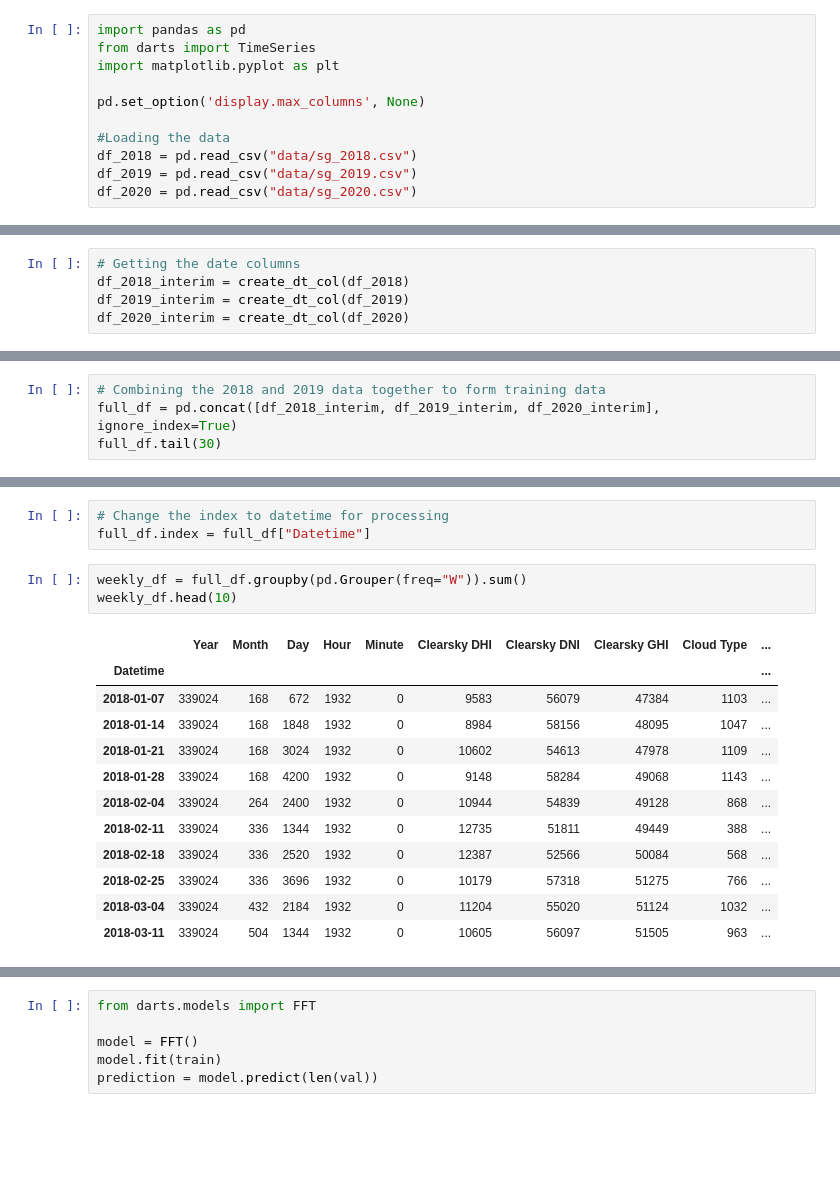
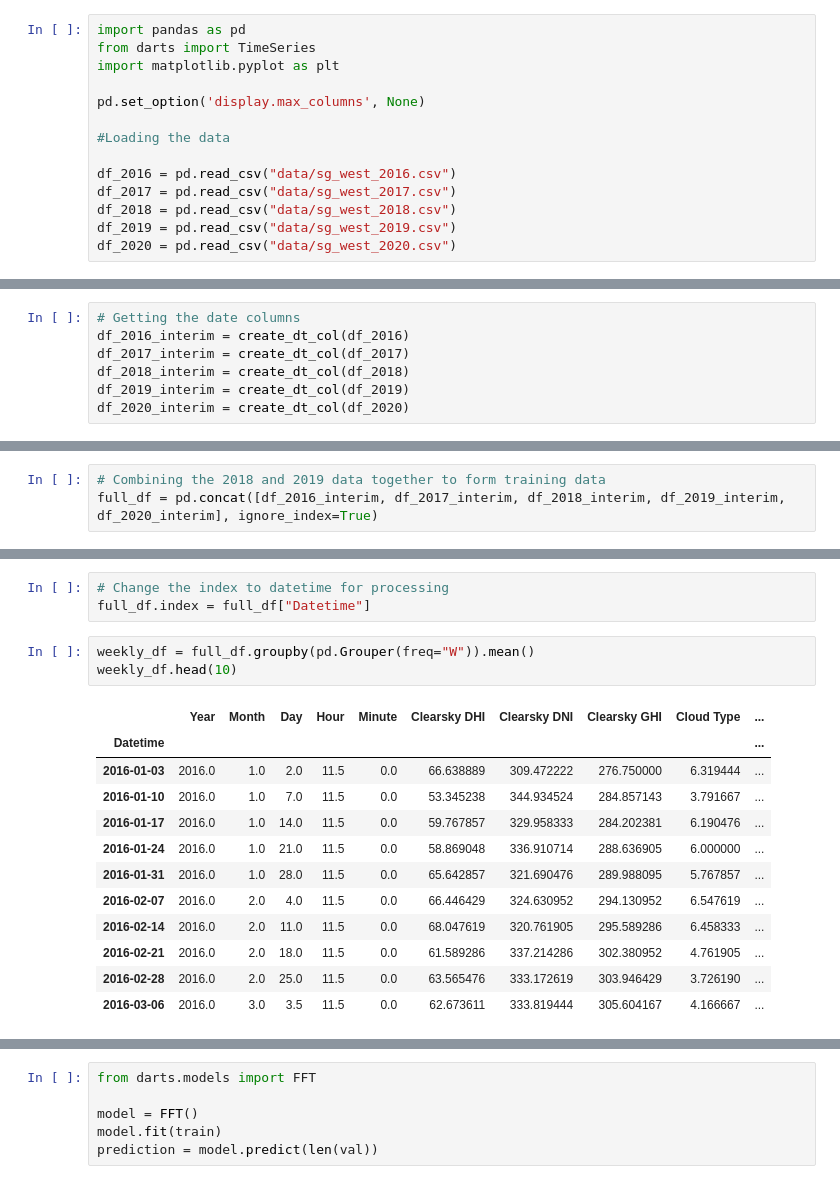
Before and after one commit to cai-yutian/pv-modelling-mirror, a Jupyter notebook: predict-irradiance.ipynb, the cells around one changed output, grey strips where cells are left out. Drawn from its saved outputs; the diff is of its cells as text; blank space fills up the shorter version.

Commit message:
use 2016 to 2019 data for training

```diff
--- a/predict-irradiance.ipynb
+++ b/predict-irradiance.ipynb
@@ -11,9 +6,12 @@ import matplotlib.pyplot as plt
 pd.set_option('display.max_columns', None)
 
 #Loading the data
-df_2018 = pd.read_csv("data/sg_2018.csv")
-df_2019 = pd.read_csv("data/sg_2019.csv")
-df_2020 = pd.read_csv("data/sg_2020.csv")
+
+df_2016 = pd.read_csv("data/sg_west_2016.csv")
+df_2017 = pd.read_csv("data/sg_west_2017.csv")
+df_2018 = pd.read_csv("data/sg_west_2018.csv")
+df_2019 = pd.read_csv("data/sg_west_2019.csv")
+df_2020 = pd.read_csv("data/sg_west_2020.csv")
 # %%
 def create_dt_col(df: pd.DataFrame) -> pd.DataFrame:
     """Creates a datetime column from existing year, month, day and hour columns"""
@@ -22,6 +20,8 @@ def create_dt_col(df: pd.DataFrame) -> pd.DataFrame:
     return df
 # %%
 # Getting the date columns
+df_2016_interim = create_dt_col(df_2016)
+df_2017_interim = create_dt_col(df_2017)
 df_2018_interim = create_dt_col(df_2018)
 df_2019_interim = create_dt_col(df_2019)
 df_2020_interim = create_dt_col(df_2020)
@@ -67,5 +67,4 @@ df_2018_interim.head(24)
 | 23 | 2018 | 1 | 1 | 23 | 0 | 0 | 0 | 0 | 7 | ... |
 # %%
 # Combining the 2018 and 2019 data together to form training data
-full_df = pd.concat([df_2018_interim, df_2019_interim, df_2020_interim], ignore_index=True)
-full_df.tail(30)
+full_df = pd.concat([df_2016_interim, df_2017_interim, df_2018_interim, df_2019_interim, df_2020_interim], ignore_index=True)
@@ -91,18 +72,18 @@ full_df.tail(30)
 # Change the index to datetime for processing
 full_df.index = full_df["Datetime"]
 # %%
-weekly_df = full_df.groupby(pd.Grouper(freq="W")).sum()
+weekly_df = full_df.groupby(pd.Grouper(freq="W")).mean()
 weekly_df.head(10)
 # %% [output]
 |  | Year | Month | Day | Hour | Minute | Clearsky DHI | Clearsky DNI | Clearsky GHI | Cloud Type | ... |
 | Datetime |  |  |  |  |  |  |  |  |  | ... |
-| 2018-01-07 | 339024 | 168 | 672 | 1932 | 0 | 9583 | 56079 | 47384 | 1103 | ... |
-| 2018-01-14 | 339024 | 168 | 1848 | 1932 | 0 | 8984 | 58156 | 48095 | 1047 | ... |
-| 2018-01-21 | 339024 | 168 | 3024 | 1932 | 0 | 10602 | 54613 | 47978 | 1109 | ... |
-| 2018-01-28 | 339024 | 168 | 4200 | 1932 | 0 | 9148 | 58284 | 49068 | 1143 | ... |
-| 2018-02-04 | 339024 | 264 | 2400 | 1932 | 0 | 10944 | 54839 | 49128 | 868 | ... |
-| 2018-02-11 | 339024 | 336 | 1344 | 1932 | 0 | 12735 | 51811 | 49449 | 388 | ... |
-| 2018-02-18 | 339024 | 336 | 2520 | 1932 | 0 | 12387 | 52566 | 50084 | 568 | ... |
-| 2018-02-25 | 339024 | 336 | 3696 | 1932 | 0 | 10179 | 57318 | 51275 | 766 | ... |
-| 2018-03-04 | 339024 | 432 | 2184 | 1932 | 0 | 11204 | 55020 | 51124 | 1032 | ... |
-| 2018-03-11 | 339024 | 504 | 1344 | 1932 | 0 | 10605 | 56097 | 51505 | 963 | ... |
+| 2016-01-03 | 2016.0 | 1.0 | 2.0 | 11.5 | 0.0 | 66.638889 | 309.472222 | 276.750000 | 6.319444 | ... |
+| 2016-01-10 | 2016.0 | 1.0 | 7.0 | 11.5 | 0.0 | 53.345238 | 344.934524 | 284.857143 | 3.791667 | ... |
+| 2016-01-17 | 2016.0 | 1.0 | 14.0 | 11.5 | 0.0 | 59.767857 | 329.958333 | 284.202381 | 6.190476 | ... |
+| 2016-01-24 | 2016.0 | 1.0 | 21.0 | 11.5 | 0.0 | 58.869048 | 336.910714 | 288.636905 | 6.000000 | ... |
+| 2016-01-31 | 2016.0 | 1.0 | 28.0 | 11.5 | 0.0 | 65.642857 | 321.690476 | 289.988095 | 5.767857 | ... |
+| 2016-02-07 | 2016.0 | 2.0 | 4.0 | 11.5 | 0.0 | 66.446429 | 324.630952 | 294.130952 | 6.547619 | ... |
+| 2016-02-14 | 2016.0 | 2.0 | 11.0 | 11.5 | 0.0 | 68.047619 | 320.761905 | 295.589286 | 6.458333 | ... |
+| 2016-02-21 | 2016.0 | 2.0 | 18.0 | 11.5 | 0.0 | 61.589286 | 337.214286 | 302.380952 | 4.761905 | ... |
+| 2016-02-28 | 2016.0 | 2.0 | 25.0 | 11.5 | 0.0 | 63.565476 | 333.172619 | 303.946429 | 3.726190 | ... |
+| 2016-03-06 | 2016.0 | 3.0 | 3.5 | 11.5 | 0.0 | 62.673611 | 333.819444 | 305.604167 | 4.166667 | ... |
```
Also changed, not shown: parts of 10 cells of this notebook.
